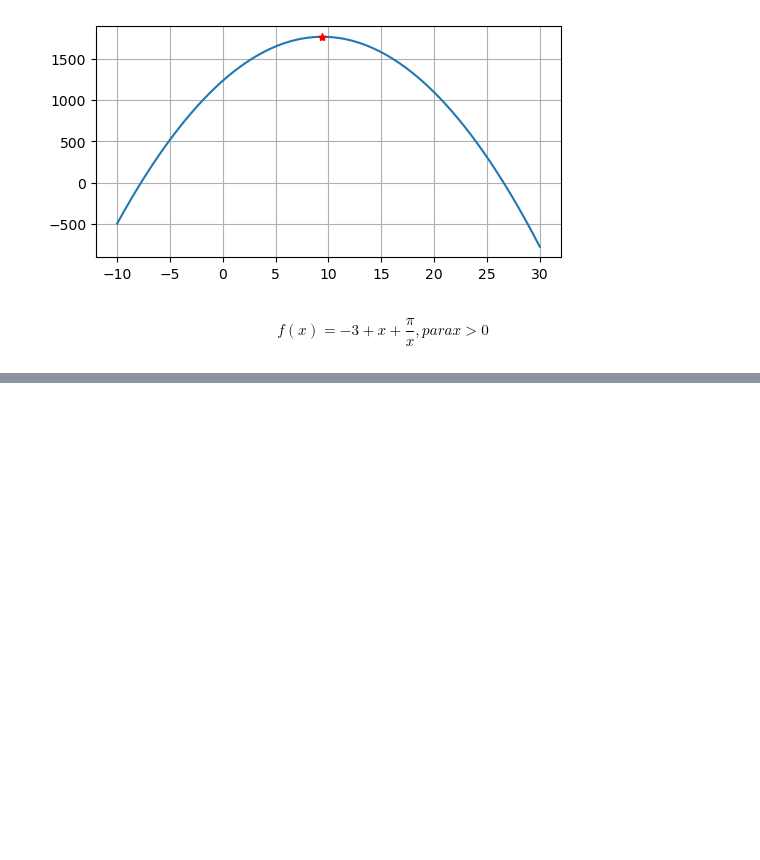
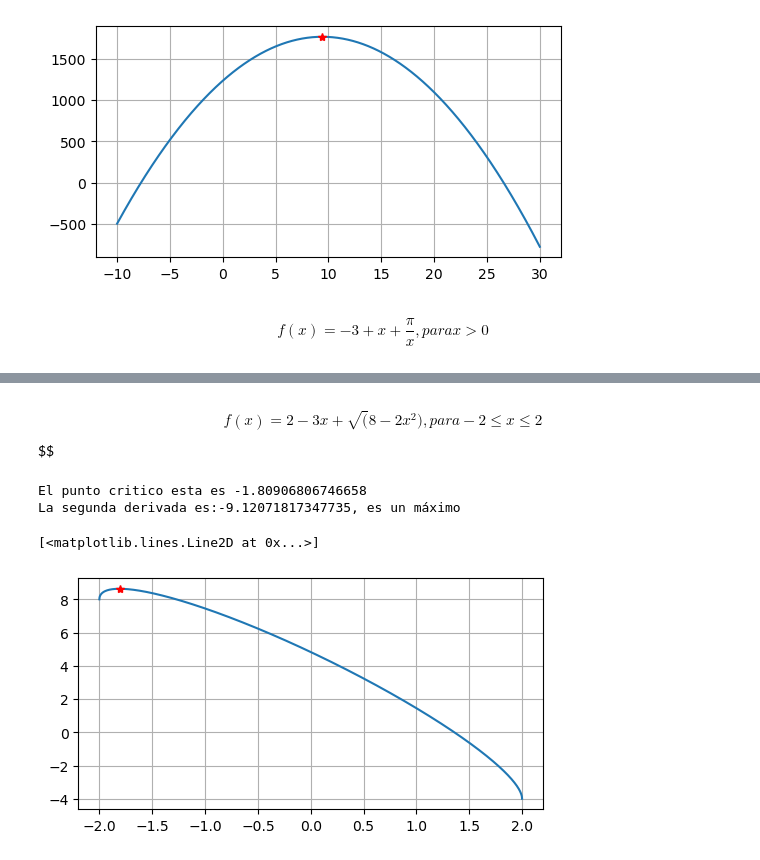
Before and after one commit to TerezzaGonzalez/SM2024-Terezza, a Jupyter notebook: A04 - sympy.ipynb, the cells around one changed output, grey strips where cells are left out. Saved outputs shown, nothing was run; the diff lists cells and outputs as text; code cells hidden in the pictures; blank space fills up the shorter version.

```diff
--- a/A04 - sympy.ipynb
+++ b/A04 - sympy.ipynb
@@ -188,0 +194,33 @@ plt.plot((pc[0]), 1767.04167,  'r*')
+# %% [markdown]
+$$ f(x)=2-3x+\sqrt(8-2x^2), para -2 ≤ x≤2$$
+ $$
+# %%
+import sympy as sp
+import matplotlib.pyplot as plt
+import numpy as np
+
+sp.var("x")
+def g(x):
+    return (2-3*x+(8-2*x**2)**0.5)
+dg=sp.diff(g(x),x)
+pc=sp.solve(dg,x)
+ddg=sp.diff(dg,x)
+d2f=ddg.subs(x,pc[0])
+
+print("El punto critico esta es "+ str(pc[0]))
+
+if d2f <0:
+    print( "La segunda derivada es:"+ str(d2f) + ", es un máximo")
+else:
+    print( "La segunda derivada es:"+ str(d2f) + ", es un minímo")
+
+x=np.linspace(-2,2,2000)
+plt.figure(figsize=(6,3))
+plt.plot(x,g(x))
+plt.grid()
+plt.plot((pc[0]), g(pc[0]),  'r*')
+# %% [output]
+El punto critico esta es -1.80906806746658
+La segunda derivada es:-9.12071817347735, es un máximo
+[<matplotlib.lines.Line2D at 0x...>]
+[figure, added]
```
Also changed, not shown: parts of 4 cells of this notebook.
